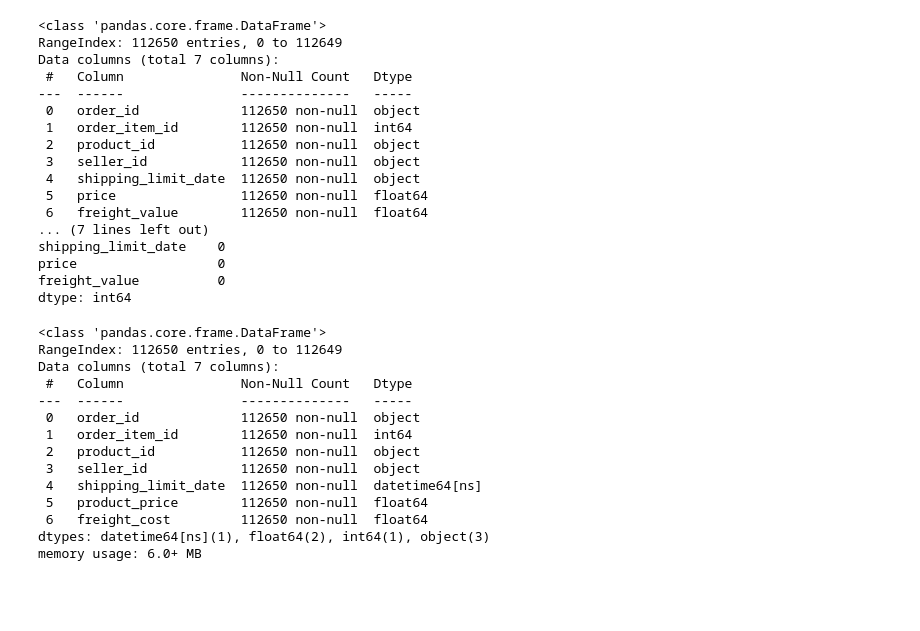
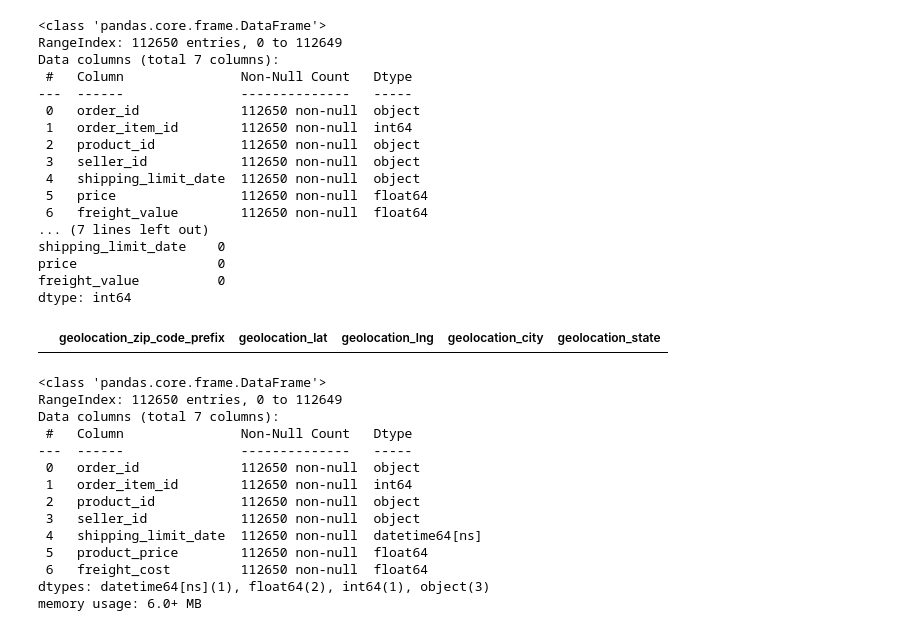
Before and after one commit to Jishnu-12/olist-ecommerce-analytics-pipeline, a Jupyter notebook: Notebooks/02_Data_Cleaning.ipynb, the cells around one changed output. Saved outputs shown, nothing was run; the diff lists cells and outputs as text; code cells hidden in the pictures; blank space fills up the shorter version.

```diff
--- a/Notebooks/02_Data_Cleaning.ipynb
+++ b/Notebooks/02_Data_Cleaning.ipynb
@@ -138,6 +154,10 @@ shipping_limit_date    0
 price                  0
 freight_value          0
 dtype: int64
+# %%
+geolocation[geolocation.duplicated()]
+# %% [output]
+|  | geolocation_zip_code_prefix | geolocation_lat | geolocation_lng | geolocation_city | geolocation_state |
 # %%
 order_items.shipping_limit_date = pd.to_datetime(order_items.shipping_limit_date) # convert datatype object to datetime
 # %%
```
Also changed, not shown: parts of 2 cells of this notebook.
